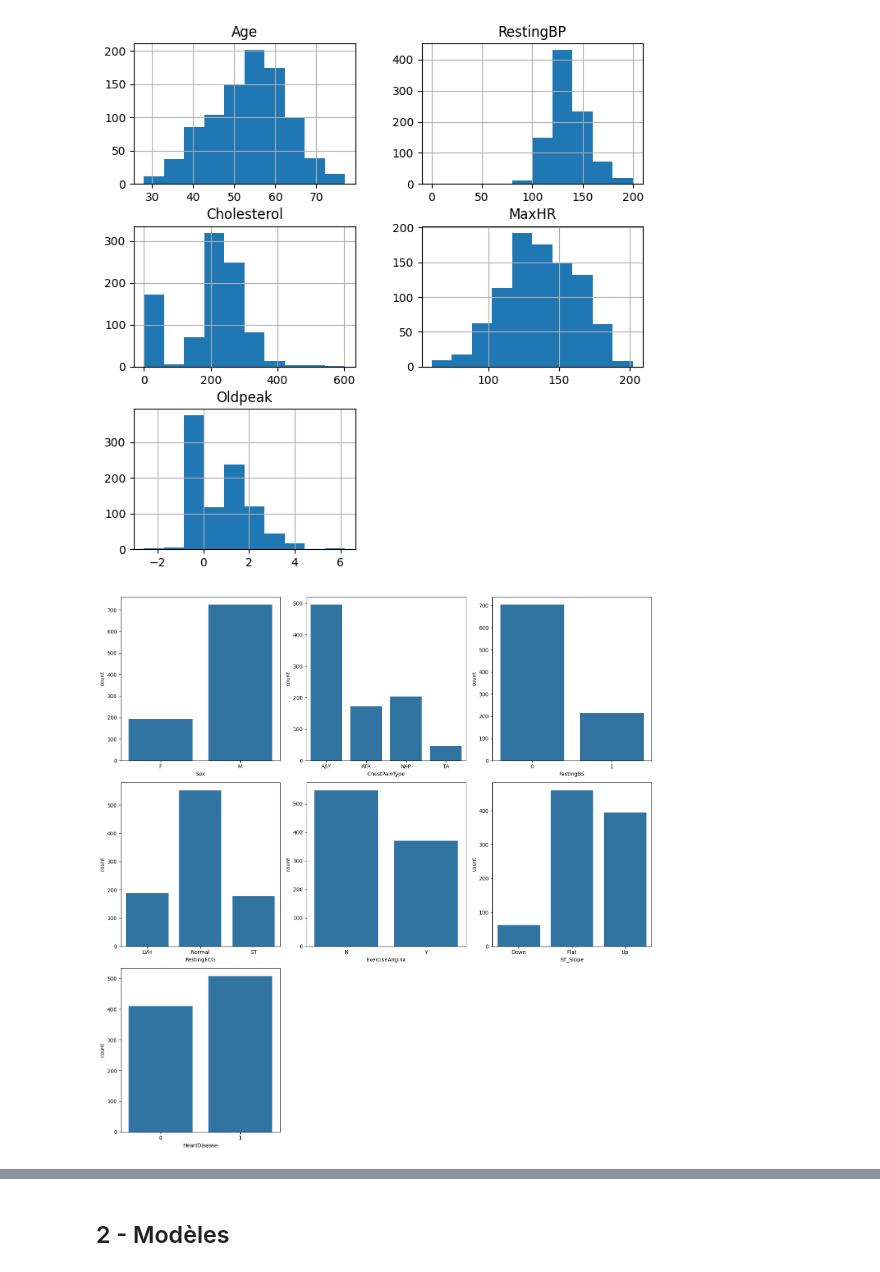
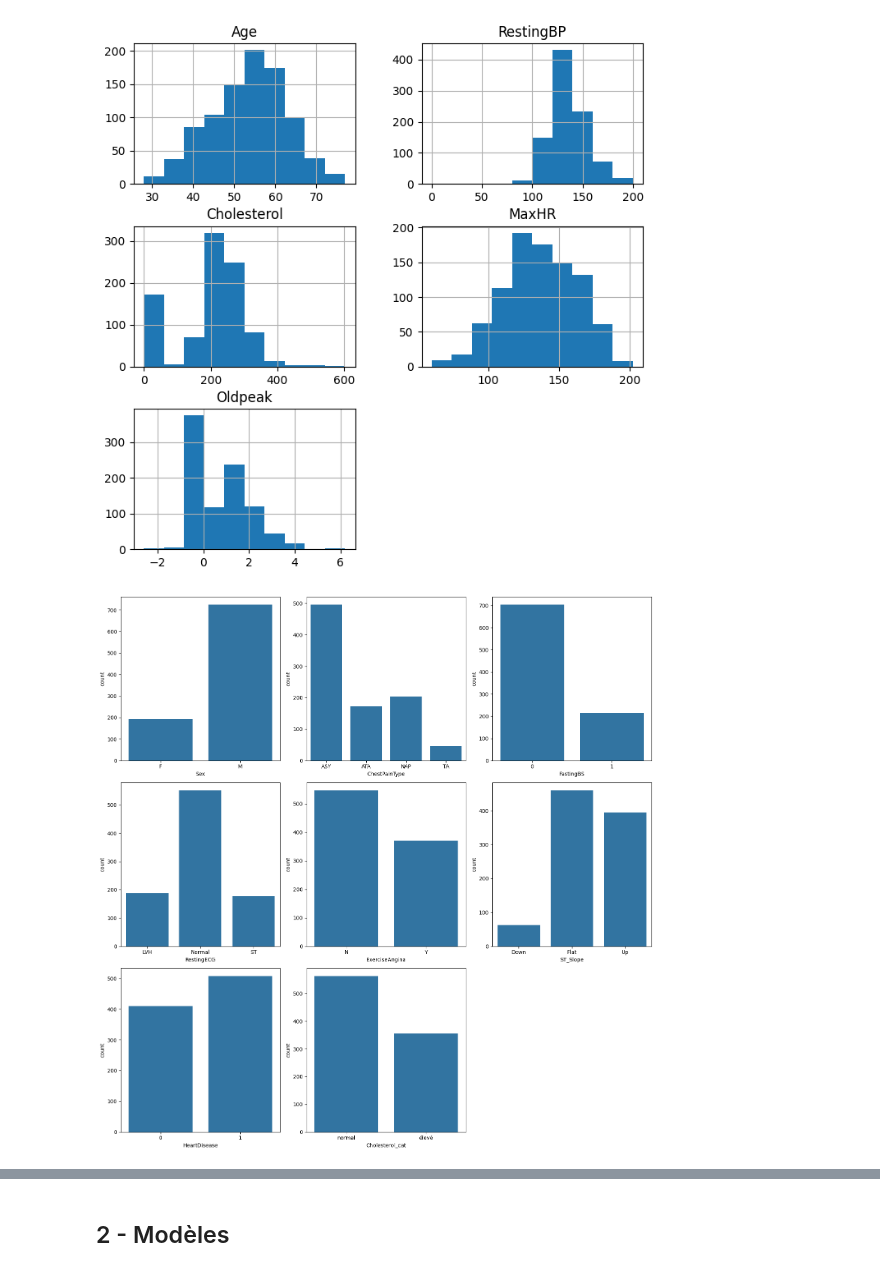
Before and after one commit to AmbroiseBrtn/DM_VG, a Jupyter notebook: ML/classification/classification.ipynb, the cells around one changed output, grey strips where cells are left out. Drawn from its saved outputs; the diff is of its cells as text; code cells hidden in the pictures.

```diff
--- a/ML/classification/classification.ipynb
+++ b/ML/classification/classification.ipynb
@@ -81,9 +81,11 @@ numerical_columns = ['Age', 'RestingBP', 'Cholesterol', 'MaxHR', 'Oldpeak']
 # on définit en compréhension la liste des variables catégorielles
 categorical_columns = [item for item in df.columns if item not in numerical_columns]
 
-# cholesterol : si valeur supérieure à "seuil" alors "élevé" sinon "normal" dans une autre variable
-# seuil = TBD
-#df['Cholesterol_cat'] = np.where(df['Cholesterol'] > seuil, 'Elevated', 'Normal')
+# on binarise la variable cholestérol avec un seuil de 240
+df['Cholesterol_cat'] = df['Cholesterol'].apply(lambda x: 'élevé' if x > 240 else 'normal')
+
+# on ajoute dans categorical columns la variable Cholesterol_cat
+categorical_columns.append('Cholesterol_cat')
 # %%
 # on convertit les variables catégorielles qui sont mal représentées
 df[categorical_columns] = df[categorical_columns].astype('category')
@@ -98,35 +100,35 @@ plt.show()
 # Pour chaque colonne catégorielle
 
 # Définir le nombre de lignes et de colonnes pour les sous-tracés
 n_rows = 3
 n_cols = 3
 
 # Créer une figure et des axes pour les sous-tracés
 fig, axs = plt.subplots(n_rows, n_cols, figsize=(15,15))
 
 # Aplatir les axes pour faciliter leur itération
 axs = axs.ravel()
 
 # Liste des colonnes catégorielles
-categorical_columns = ['Sex', 'ChestPainType', 'FastingBS', 'RestingECG', 'ExerciseAngina', 'ST_Slope', 'HeartDisease']
+categorical_columns = ['Sex', 'ChestPainType', 'FastingBS', 'RestingECG', 'ExerciseAngina', 'ST_Slope', 'HeartDisease', 'Cholesterol_cat']
 
 # Pour chaque colonne catégorielle
 for i in range(len(axs)):
     if i < len(categorical_columns):
         # Créer un histogramme des données catégorielles sur l'axe correspondant
         sns.countplot(x=categorical_columns[i], data=df, ax=axs[i])
     else:
         # Supprimer les axes vides
         fig.delaxes(axs[i])
 
 # Enregistrer la figure dans le sous-dossier 'figures'
 plt.tight_layout()
 plt.savefig('figures/Exploration/histogramme_categorical_columns.png')
 
 # Afficher la figure
 plt.show()
 # %% [output]
-[figure, old version]
+[figure, new version]
 # %%
 # afficher les valeurs manquantes
 missing_values = df.isnull().sum()
```
Also changed, not shown: parts of 12 cells of this notebook, 15 other files.
